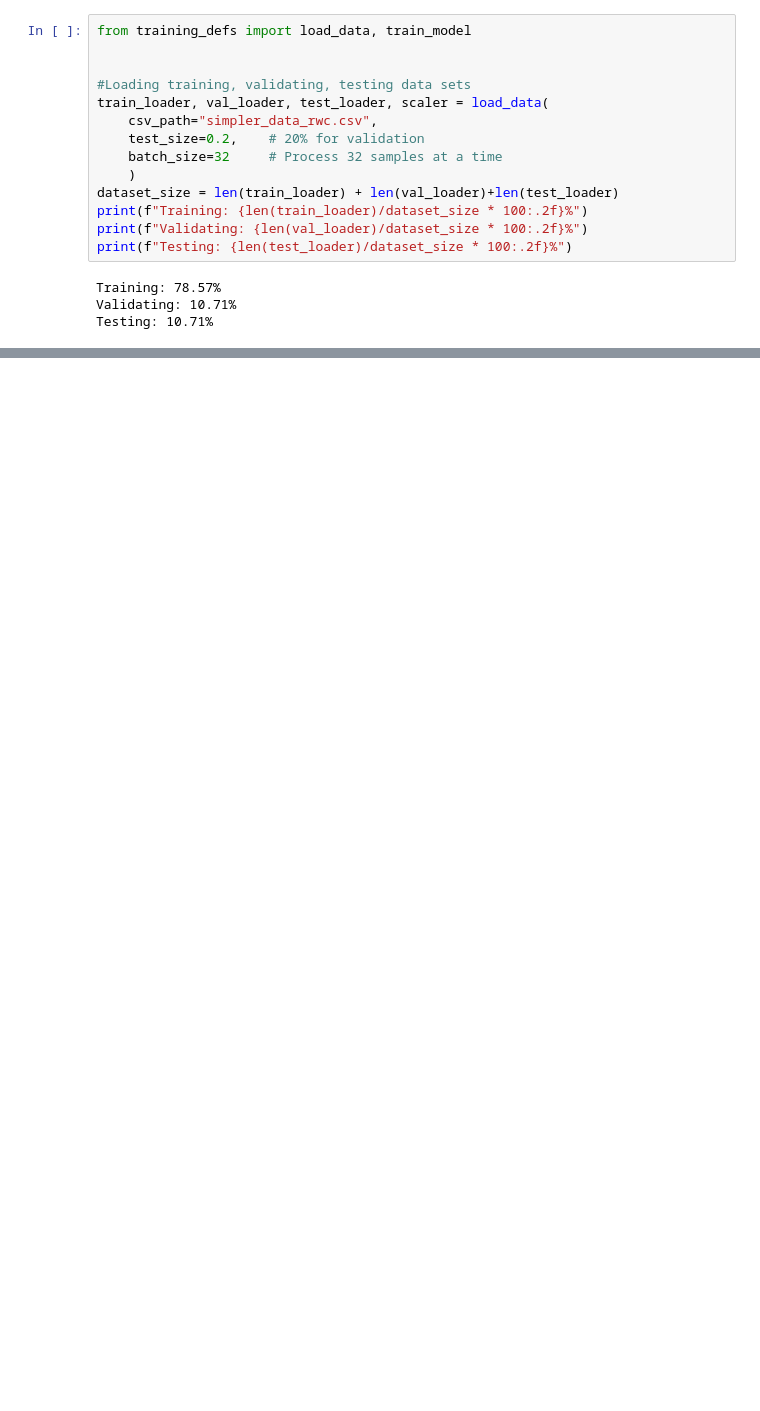
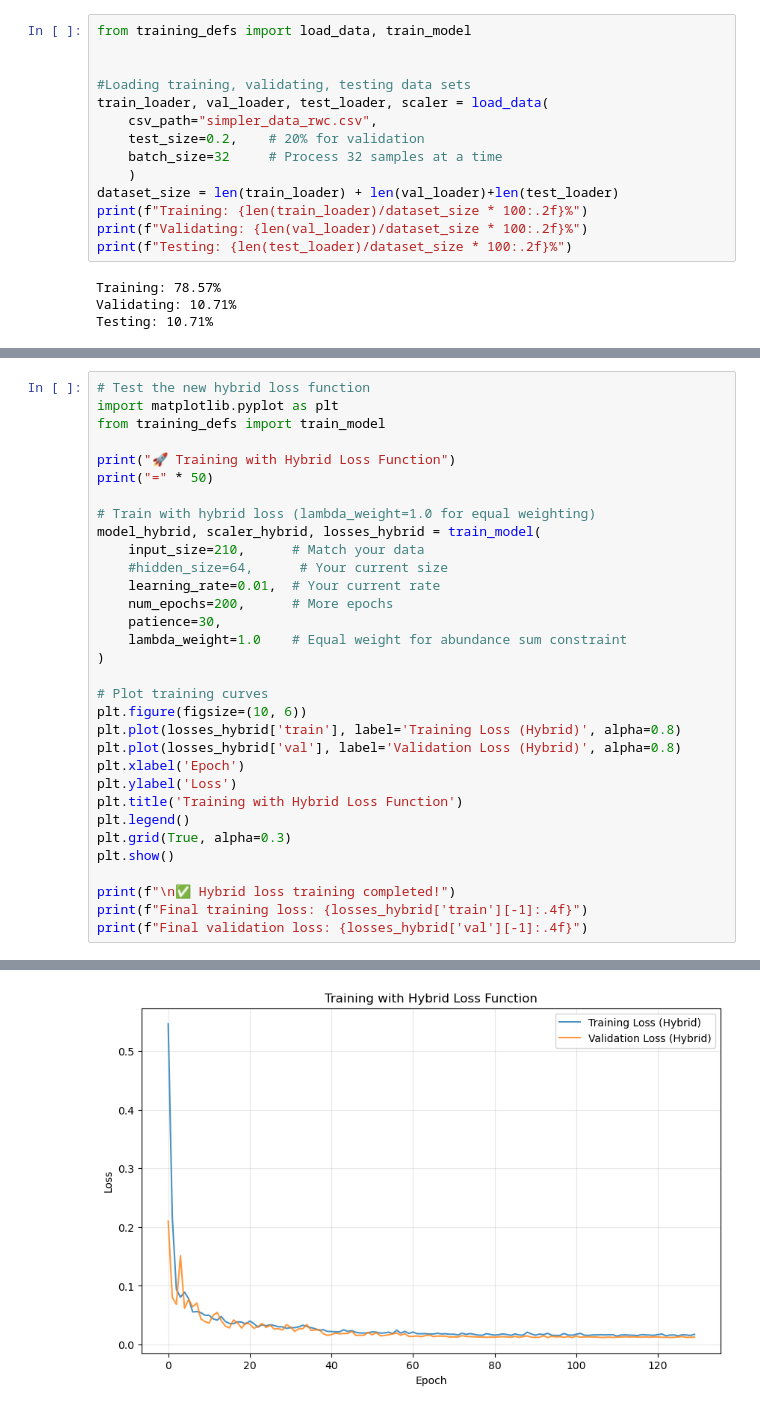
Before and after one commit to kieranphu-svg/FINCH-Science_SyntheticData, a Jupyter notebook: onboarding/Kieran/training.ipynb, the cells around one changed output, grey strips where cells are left out. Saved outputs shown, nothing was run; the diff lists cells and outputs as text; blank space fills up the shorter version.

```diff
--- a/onboarding/Kieran/training.ipynb
+++ b/onboarding/Kieran/training.ipynb
@@ -136,0 +358,33 @@ Overall (All Fractions)
+# %%
+# Test the new hybrid loss function
+import matplotlib.pyplot as plt
+from training_defs import train_model
+
+print("🚀 Training with Hybrid Loss Function")
+print("=" * 50)
+
+# Train with hybrid loss (lambda_weight=1.0 for equal weighting)
+model_hybrid, scaler_hybrid, losses_hybrid = train_model(
+    input_size=210,      # Match your data
+    #hidden_size=64,      # Your current size
+    learning_rate=0.01,  # Your current rate
+    num_epochs=200,      # More epochs
+    patience=30,
+    lambda_weight=1.0    # Equal weight for abundance sum constraint
+)
+
+# Plot training curves
+plt.figure(figsize=(10, 6))
+plt.plot(losses_hybrid['train'], label='Training Loss (Hybrid)', alpha=0.8)
+plt.plot(losses_hybrid['val'], label='Validation Loss (Hybrid)', alpha=0.8)
+plt.xlabel('Epoch')
+plt.ylabel('Loss')
+plt.title('Training with Hybrid Loss Function')
+plt.legend()
+plt.grid(True, alpha=0.3)
+plt.show()
+
+print(f"\n✅ Hybrid loss training completed!")
+print(f"Final training loss: {losses_hybrid['train'][-1]:.4f}")
+print(f"Final validation loss: {losses_hybrid['val'][-1]:.4f}")
+# %% [output]
@@ -136,0 +408 @@ Overall (All Fractions)
+[figure, added]
```
Also changed, not shown: parts of 7 cells of this notebook, 2 other files.
